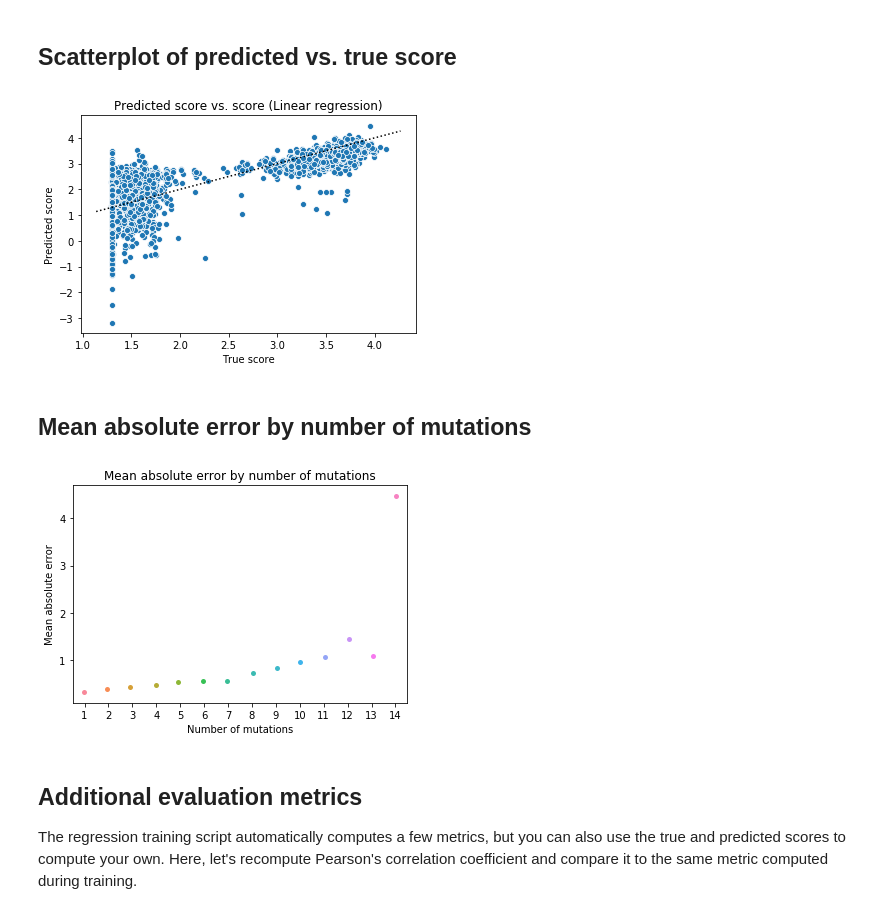
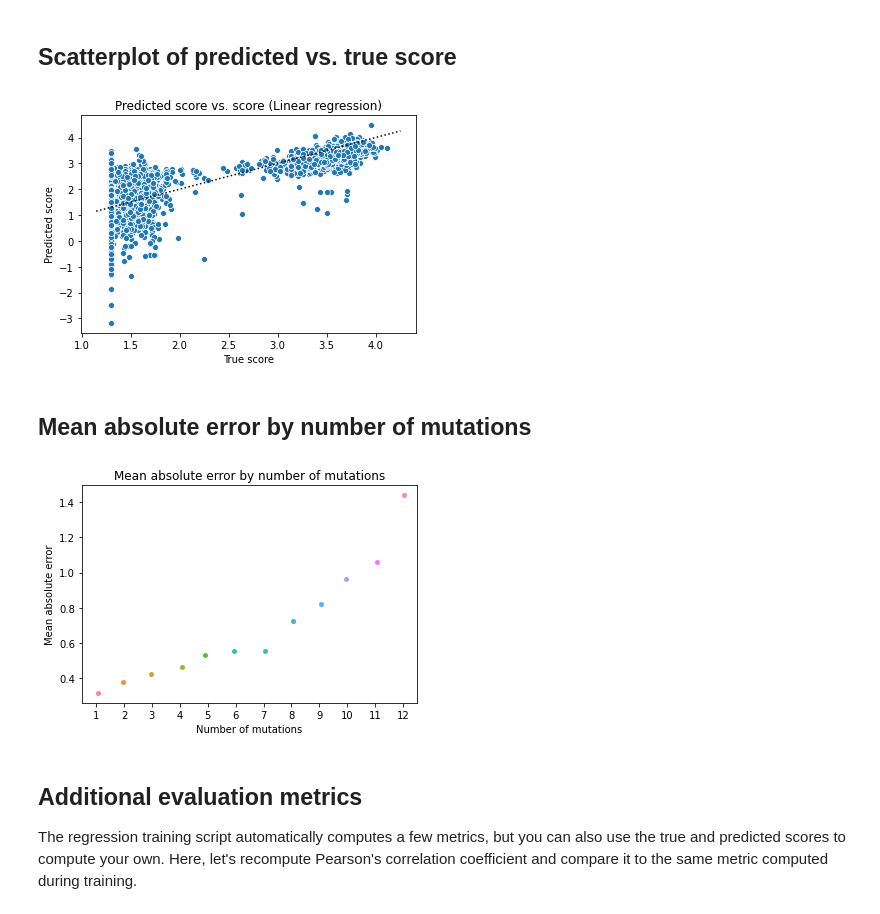
Before and after one commit to gitter-lab/nn4dms, a Jupyter notebook: notebooks/analysis.ipynb, the cells around one changed output. Cells and saved outputs as stored; diff of their text form; code cells hidden in the pictures.

Commit message:
Re-run analysis and structure_graph notebooks

```diff
--- a/notebooks/analysis.ipynb
+++ b/notebooks/analysis.ipynb
@@ -43,8 +43,8 @@ import analysis as an
 # Define the log directories
 To run this script live, you must train at least two models. As an example, we are using the avGFP linear regression and fully connected models, trained using the arguments in `pub/regression_args/avgfp_main_lr.txt` and `pub/regression_args/avgfp_main_fc.txt`. You can use these or train your own models. For comparing performance of many trained models, you must write your own function to collect the log directory names. Then, using them with this example is then relatively straightfoward.
 # %%
-log_dir_lr = "output/training_logs/log_2020-09-12_17-24-11_local_local_avgfp_lr_lr0.0001_bs128_UTBo3yPG"
-log_dir_fc = "output/training_logs/log_2020-09-12_17-24-18_local_local_avgfp_fc-3xh100_lr0.0001_bs32_k4JnkhBF"
+log_dir_lr = "output/training_logs/log_local_local_2020-09-21_11-43-51_avgfp_lr_lr0.0001_bs128_PykYpeii"
+log_dir_fc = "output/training_logs/log_local_local_2020-09-21_11-44-02_avgfp_fc-3xh100_lr0.0001_bs32_ZfLSyb8w"
 log_dirs = [log_dir_lr, log_dir_fc]
 # %% [markdown]
 # Loading score predictions (single model)
@@ -101,20 +101,20 @@ ax.set(ylabel="Predicted score", xlabel="True score", title="Predicted score vs.
 plt.show()
 plt.close(fig)
 # %% [output]
-[figure, old version]
+[figure, new version]
 # %% [markdown]
 ## Mean absolute error by number of mutations
 # %%
 # plot the mean absolute error vs. number of mutations
 # can do this more easily with pandas groupby, apply
 grouped_mean = ds_lr_stest.groupby("num_mutations", as_index=False).mean()
 fig, ax = plt.subplots(1)
-sns.stripplot(x="num_mutations", y="abs_err", data=grouped_mean, ax=ax)
+sns.stripplot(x="num_mutations", y="abs_err", data=grouped_mean[grouped_mean.num_mutations < 13], ax=ax)
 ax.set(ylabel="Mean absolute error", xlabel="Number of mutations", title="Mean absolute error by number of mutations")
 plt.show()
 plt.close(fig)
 # %% [output]
-[figure, old version]
+[figure, new version]
 # %% [markdown]
 ## Additional evaluation metrics
 The regression training script automatically computes a few metrics, but you can also use the true and predicted scores to compute your own. Here, let's recompute Pearson's correlation coefficient and compare it to the same metric computed during training.
```
Also changed, not shown: parts of 3 cells of this notebook, 1 other file.
